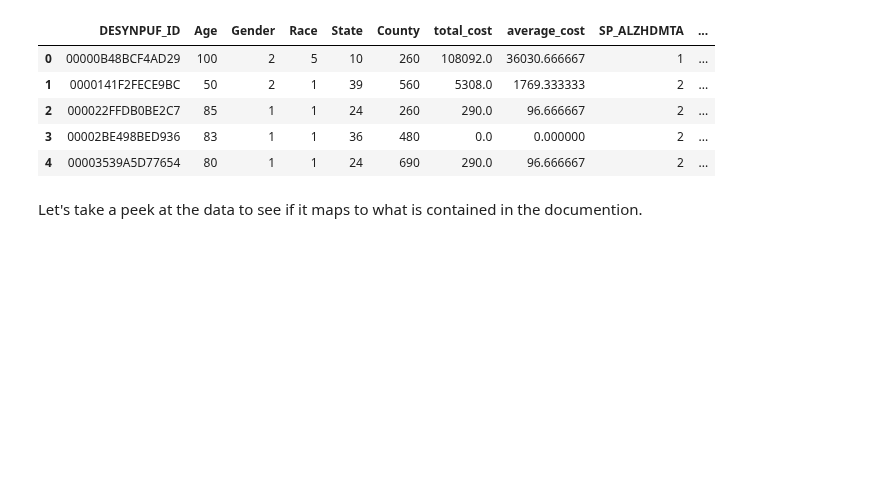
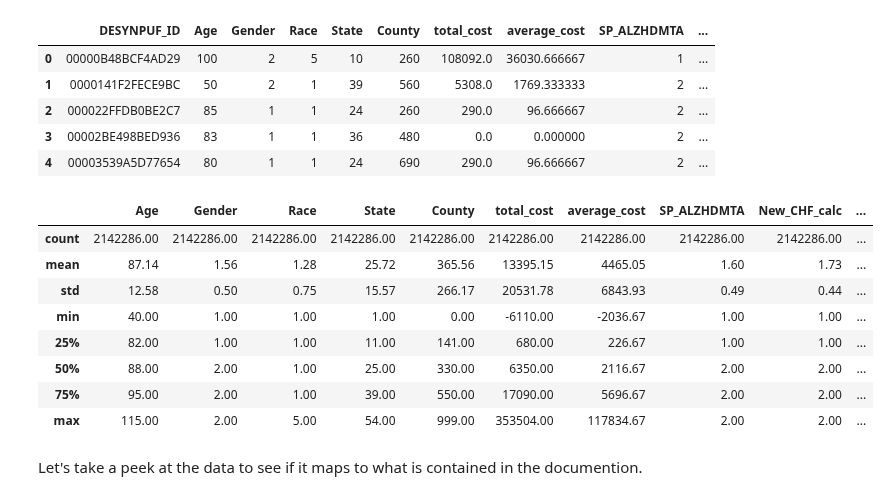
Before and after one commit to jcarhart1/cms, a Jupyter notebook: notebooks/2_causal_modeling.ipynb, the cells around one changed output. Cells and saved outputs as stored; diff of their text form; code cells hidden in the pictures; blank space fills up the shorter version.

```diff
--- a/notebooks/2_causal_modeling.ipynb
+++ b/notebooks/2_causal_modeling.ipynb
@@ -200,0 +198,3 @@ merged_df.describe(())
+# %%
+pd.options.display.float_format = '{:.2f}'.format
+merged_df.describe(())
@@ -204,7 +237,7 @@ Need to work on optimizing this step. It currently takes a little over 5 mins of
 start_time = time.time()
 
 # Filter to include only the specific DESYNPUF_ID for EDA and QA
-# merged_df = merged_df[merged_df['DESYNPUF_ID'] == '00016F745862898F']
+merged_df = merged_df[merged_df['DESYNPUF_ID'] == '08B6E69DF1A8719A']
 
 # List of columns to sum across years
 columns_to_sum = [
@@ -451,7 +486,7 @@ agg_dict = {
     'Race': 'max',
     'State': 'max',
     'County': 'max',
-    'annual_cost': ['sum', 'mean'],
+    'annual_cost': 'sum',
     'SP_ALZHDMTA': 'min',
     'New_CHF_calc': 'min',
     'SP_CHRNKIDN': 'min',
@@ -477,8 +512,7 @@ bene_df.columns = [col.replace('_max', '').replace('_min', '') for col in bene_d
 
 # Rename the aggregated columns
 bene_df = bene_df.rename(columns={
-    'annual_cost_sum': 'total_cost',
-    'annual_cost_mean': 'average_cost'
+    'annual_cost_sum': 'total_cost'
 })
 
 # Define the path to save the CSV file for QA
@@ -509,6 +540,19 @@ bene_df.head()
 | 2 | 000022FFDB0BE2C7 | 85 | 1 | 1 | 24 | 260 | 290.0 | 96.666667 | 2 | ... |
 | 3 | 00002BE498BED936 | 83 | 1 | 1 | 36 | 480 | 0.0 | 0.000000 | 2 | ... |
 | 4 | 00003539A5D77654 | 80 | 1 | 1 | 24 | 690 | 290.0 | 96.666667 | 2 | ... |
+# %%
+pd.options.display.float_format = '{:.2f}'.format
+bene_df.describe()
+# %% [output]
+|  | Age | Gender | Race | State | County | total_cost | average_cost | SP_ALZHDMTA | New_CHF_calc | ... |
+| count | 2142286.00 | 2142286.00 | 2142286.00 | 2142286.00 | 2142286.00 | 2142286.00 | 2142286.00 | 2142286.00 | 2142286.00 | ... |
+| mean | 87.14 | 1.56 | 1.28 | 25.72 | 365.56 | 13395.15 | 4465.05 | 1.60 | 1.73 | ... |
+| std | 12.58 | 0.50 | 0.75 | 15.57 | 266.17 | 20531.78 | 6843.93 | 0.49 | 0.44 | ... |
+| min | 40.00 | 1.00 | 1.00 | 1.00 | 0.00 | -6110.00 | -2036.67 | 1.00 | 1.00 | ... |
+| 25% | 82.00 | 1.00 | 1.00 | 11.00 | 141.00 | 680.00 | 226.67 | 1.00 | 1.00 | ... |
+| 50% | 88.00 | 2.00 | 1.00 | 25.00 | 330.00 | 6350.00 | 2116.67 | 2.00 | 2.00 | ... |
+| 75% | 95.00 | 2.00 | 1.00 | 39.00 | 550.00 | 17090.00 | 5696.67 | 2.00 | 2.00 | ... |
+| max | 115.00 | 2.00 | 5.00 | 54.00 | 999.00 | 353504.00 | 117834.67 | 2.00 | 2.00 | ... |
 # %% [markdown]
 Let's take a peek at the data to see if it maps to what is contained in the documention.
 # %%
```
Also changed, not shown: parts of 9 cells of this notebook.
